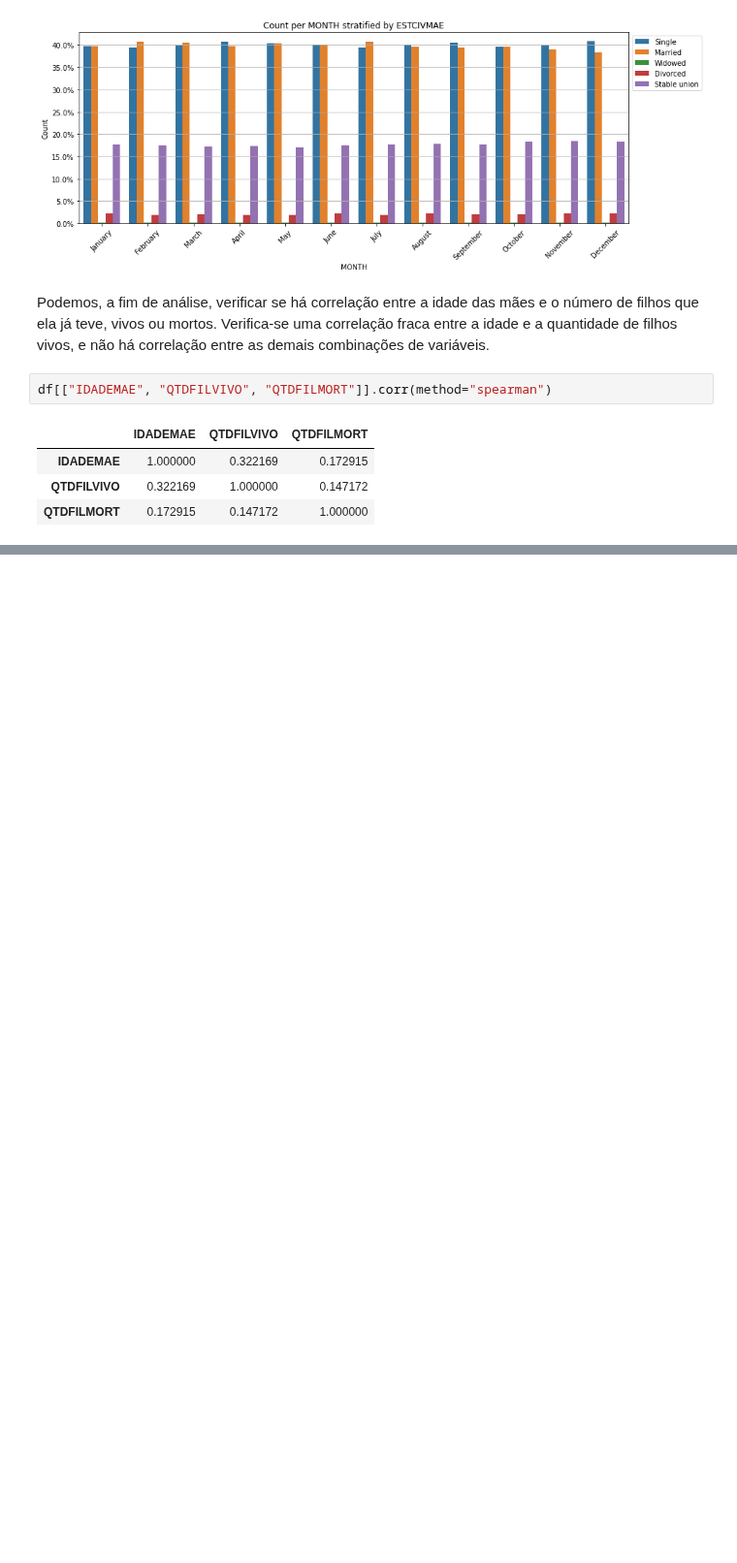
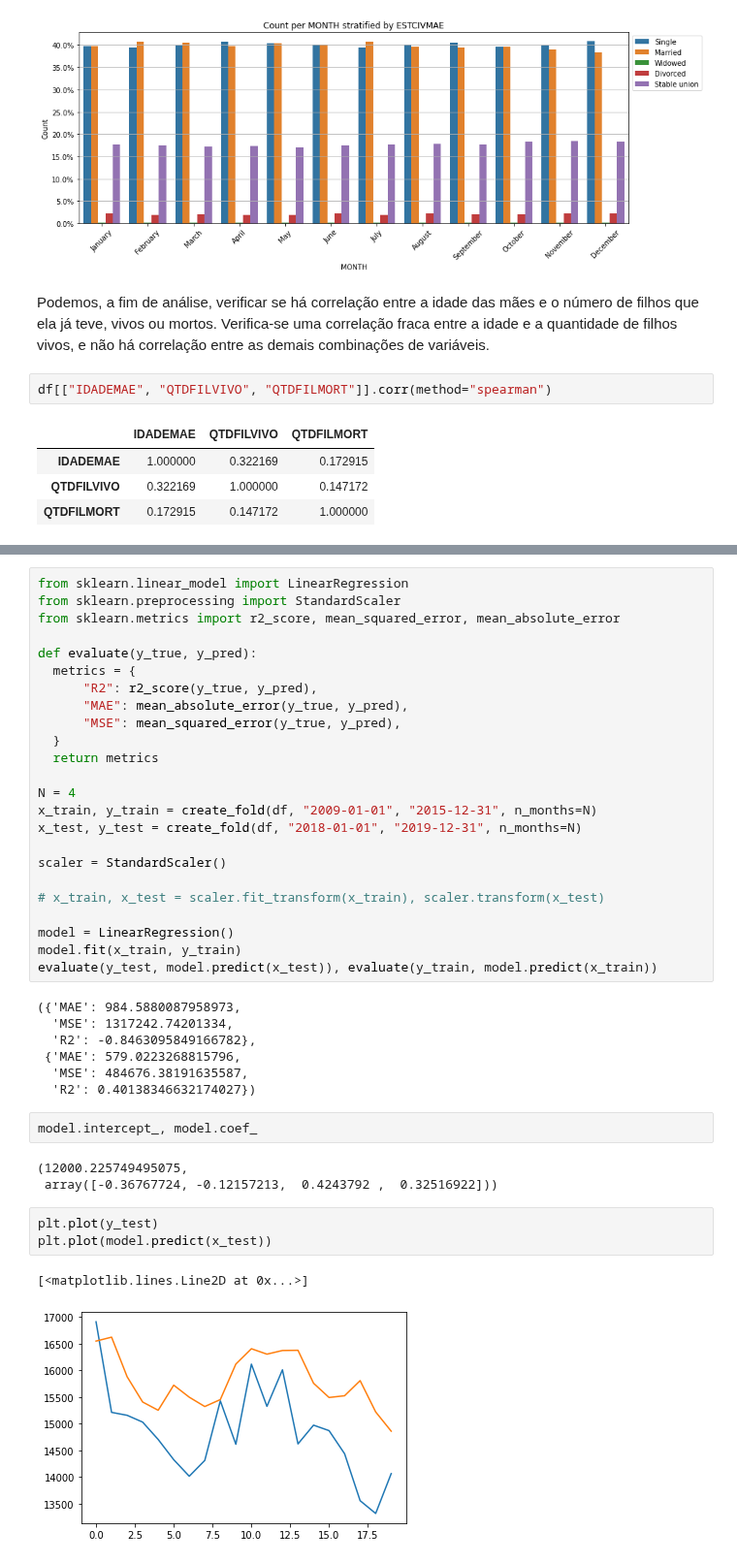
Before and after one commit to Kotzly/DS4H_Course, a Jupyter notebook: notebooks/DS4H_full.ipynb, the cells around one changed output, grey strips where cells are left out. Shown at 97% size. Saved outputs shown, nothing was run; the diff lists cells and outputs as text; blank space fills up the shorter version.

```diff
--- a/notebooks/DS4H_full.ipynb
+++ b/notebooks/DS4H_full.ipynb
@@ -415,0 +472,42 @@ df[["IDADEMAE", "QTDFILVIVO", "QTDFILMORT"]].corr(method="spearman")
+# %%
+from sklearn.linear_model import LinearRegression
+from sklearn.preprocessing import StandardScaler
+from sklearn.metrics import r2_score, mean_squared_error, mean_absolute_error
+
+def evaluate(y_true, y_pred):
+  metrics = {
+      "R2": r2_score(y_true, y_pred),
+      "MAE": mean_absolute_error(y_true, y_pred),
+      "MSE": mean_squared_error(y_true, y_pred),
+  }
+  return metrics
+
+N = 4
+x_train, y_train = create_fold(df, "2009-01-01", "2015-12-31", n_months=N)
+x_test, y_test = create_fold(df, "2018-01-01", "2019-12-31", n_months=N)
+
+scaler = StandardScaler()
+
+# x_train, x_test = scaler.fit_transform(x_train), scaler.transform(x_test)
+
+model = LinearRegression()
+model.fit(x_train, y_train)
+evaluate(y_test, model.predict(x_test)), evaluate(y_train, model.predict(x_train))
+# %% [output]
+({'MAE': 984.5880087958973,
+  'MSE': 1317242.74201334,
+  'R2': -0.8463095849166782},
+ {'MAE': 579.0223268815796,
+  'MSE': 484676.38191635587,
+  'R2': 0.40138346632174027})
+# %%
+model.intercept_, model.coef_
+# %% [output]
+(12000.225749495075,
+ array([-0.36767724, -0.12157213,  0.4243792 ,  0.32516922]))
+# %%
+plt.plot(y_test)
+plt.plot(model.predict(x_test))
+# %% [output]
+[<matplotlib.lines.Line2D at 0x...>]
+[figure, added]
```
Also changed, not shown: parts of 17 cells of this notebook.
